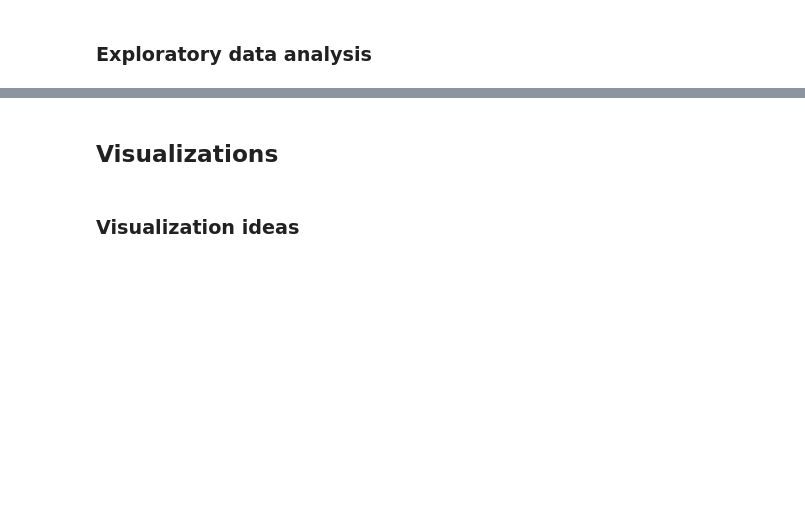
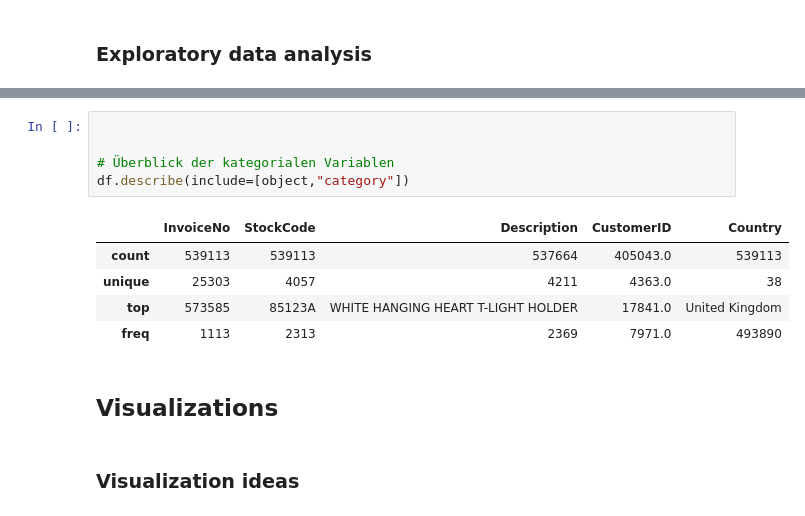
Before and after one commit to ArditFazliu/Analytics-und-Data-Storytelling, a Jupyter notebook: notebooks/draft-analysis.ipynb, the cells around one changed output, grey strips where cells are left out. Cells and saved outputs as stored; diff of their text form; blank space fills up the shorter version.

```diff
--- a/notebooks/draft-analysis.ipynb
+++ b/notebooks/draft-analysis.ipynb
@@ -73,3 +235,14 @@ df = pd.read_csv(raw_data, encoding= 'unicode_escape')
+# %%
+
+
+# Überblick der kategorialen Variablen
+df.describe(include=[object,"category"])
+# %% [output]
+|  | InvoiceNo | StockCode | Description | CustomerID | Country |
+| count | 539113 | 539113 | 537664 | 405043.0 | 539113 |
+| unique | 25303 | 4057 | 4211 | 4363.0 | 38 |
+| top | 573585 | 85123A | WHITE HANGING HEART T-LIGHT HOLDER | 17841.0 | United Kingdom |
+| freq | 1113 | 2313 | 2369 | 7971.0 | 493890 |
 # %% [markdown]
 ## Visualizations
 # %% [markdown]
```
Also changed, not shown: parts of 54 cells of this notebook.
